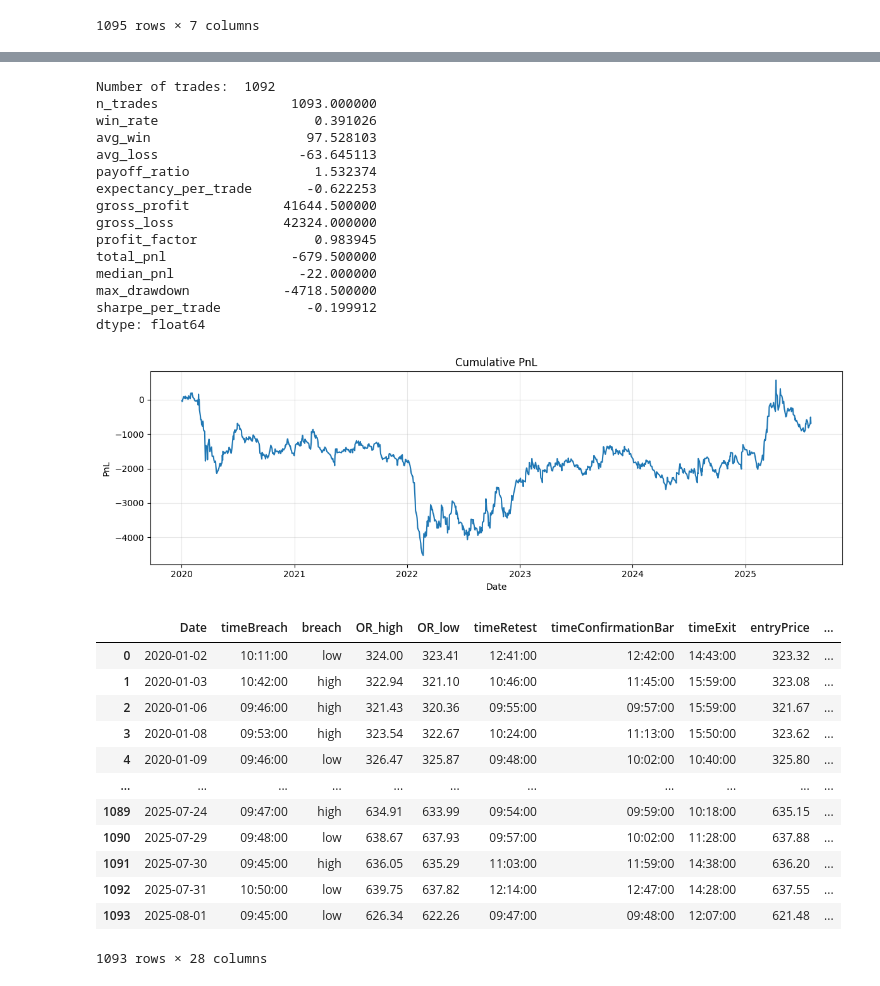
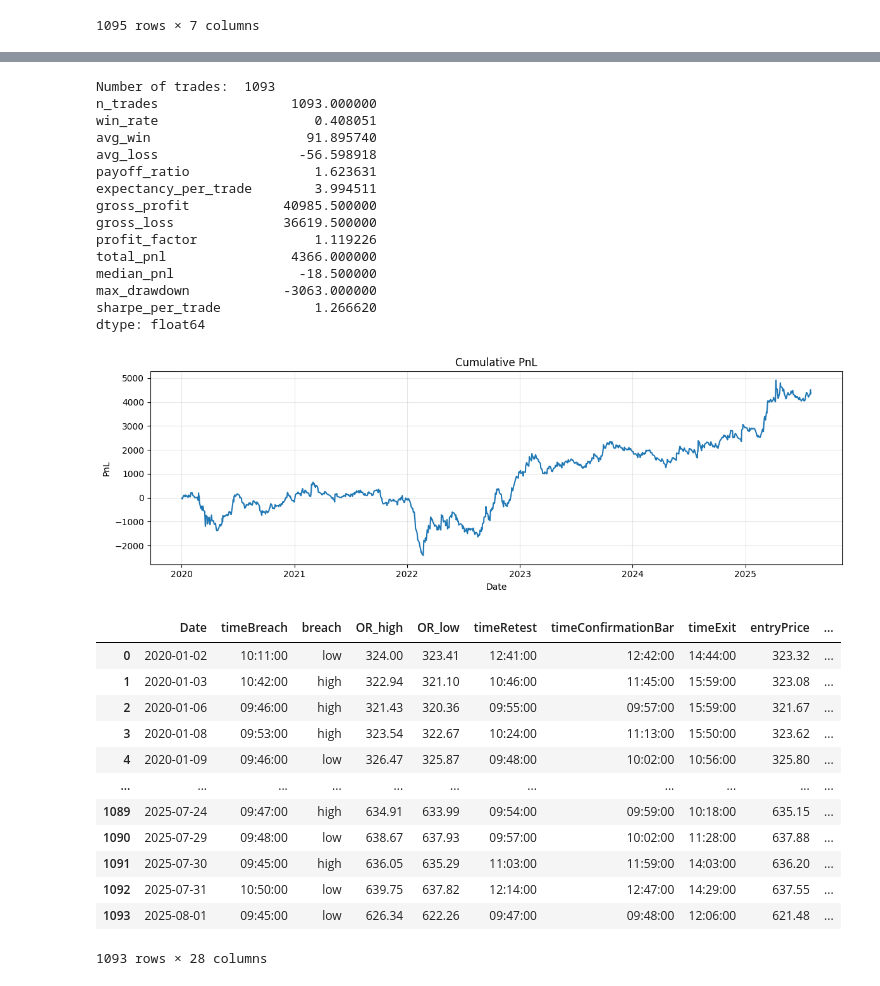
Before and after one commit to JeremieC1998/ORB_backtest, a Jupyter notebook: ORB_enhanced.ipynb, the cells around one changed output, grey strips where cells are left out. Saved outputs shown, nothing was run; the diff lists cells and outputs as text; code cells hidden in the pictures.

```diff
--- a/ORB_enhanced.ipynb
+++ b/ORB_enhanced.ipynb
@@ -665,9 +665,9 @@ def runBacktest_WithTargets(data_df, date, confirmationBar_df, TargetMultiplier
         if typeBreach == 'high':  # long trade
 
 
-            if row['close'] <= stopLoss:  # stop triggered
+            if row['low'] <= stopLoss:  # stop triggered
 
-                exitPrice, exitTime = next_row['open'], next_row['Time']
+                exitPrice, exitTime = stopLoss, next_row['Time']
 
                 # apply slippage against you
                 exitPrice -= slippage
@@ -713,15 +713,15 @@ def runBacktest_WithTargets(data_df, date, confirmationBar_df, TargetMultiplier
                          'vwap': vwap,
                          'previous_vwap': prev_vwap }
 
-            if row['close'] >= stopLoss + buffer:
-                stopLoss = row['close'] - buffer
+            if row['high'] >= stopLoss + buffer:
+                stopLoss = row['high'] - buffer
 
 
         else:  # short trade
 
 
-            if row['close'] >= stopLoss:  # stop triggered
-                exitPrice, exitTime = next_row['open'], next_row['Time']
+            if row['low'] >= stopLoss:  # stop triggered
+                exitPrice, exitTime = stopLoss, next_row['Time']
 
                 # apply slippage against you
                 exitPrice += slippage
@@ -769,8 +769,8 @@ def runBacktest_WithTargets(data_df, date, confirmationBar_df, TargetMultiplier
                     'previous_vwap': prev_vwap
                 }
 
-            if row['close'] <= stopLoss - buffer:
-                stopLoss = row['close'] + buffer
+            if row['low'] <= stopLoss - buffer:
+                stopLoss = row['low'] + buffer
 
     # if stop never hit, exit at last close
     finalExit = intraday.iloc[-1]['close']
@@ -968,6 +968,13 @@ def trade_stats(df, pnl_col='returns', r_col=None, equity_start=0.0):
 
 
 
+rawBacktest = backtest_df.copy(deep=True)
+
+rawBacktest = join_HTF_to_LTF_data(rawBacktest, htf_test)
+rawBacktest = rawBacktest[rawBacktest['Date'] != datetime.date(2025, 4, 9)]
+rawBacktest = rawBacktest[rawBacktest['Date'] != pd.Timestamp('2025-04-09')]
+rawBacktest['ORB_width'] = (rawBacktest['OR_high'] - rawBacktest['OR_low'])/ rawBacktest['OR_low']* 100
+
 
 temp = backtest_df.copy(deep=True)
 
@@ -1013,59 +1020,59 @@ stats, equity, dd = trade_stats(temp, pnl_col='returns')  # or r_col='R' if you
 print(pd.Series(stats))
 
 
 
 if 'Date' in temp.columns:
     temp['Date'] = pd.to_datetime(temp['Date'], errors='coerce')
     df = temp.sort_values('Date')
 
 r = pd.to_numeric(df['returns'], errors='coerce').fillna(0)
 
 # 1) Cumulative PnL (use for per-trade PnL/points)
 df['cum_pnl'] = r.cumsum()
 
 
 import matplotlib.pyplot as plt
 plt.figure(figsize=(12,4))
 plt.plot(df['Date'] if 'Date' in df.columns else df.index, df['cum_pnl'])
 plt.title('Cumulative PnL')
 plt.xlabel('Date' if 'Date' in df.columns else 'Trade #')
 plt.ylabel('PnL')
 plt.grid(True, alpha=0.3)
 plt.tight_layout()
 plt.show()
 
 
 
 temp
 # %% [output]
-Number of trades:  1092
+Number of trades:  1093
 n_trades                 1093.000000
-win_rate                    0.391026
-avg_win                    97.528103
-avg_loss                  -63.645113
-payoff_ratio                1.532374
-expectancy_per_trade       -0.622253
-gross_profit            41644.500000
-gross_loss              42324.000000
-profit_factor               0.983945
-total_pnl                -679.500000
-median_pnl                -22.000000
-max_drawdown            -4718.500000
-sharpe_per_trade           -0.199912
+win_rate                    0.408051
+avg_win                    91.895740
+avg_loss                  -56.598918
+payoff_ratio                1.623631
+expectancy_per_trade        3.994511
+gross_profit            40985.500000
+gross_loss              36619.500000
+profit_factor               1.119226
+total_pnl                4366.000000
+median_pnl                -18.500000
+max_drawdown            -3063.000000
+sharpe_per_trade            1.266620
 dtype: float64
-[figure, old version]
+[figure, new version]
 |  | Date | timeBreach | breach | OR_high | OR_low | timeRetest | timeConfirmationBar | timeExit | entryPrice | ... |
-| 0 | 2020-01-02 | 10:11:00 | low | 324.00 | 323.41 | 12:41:00 | 12:42:00 | 14:43:00 | 323.32 | ... |
+| 0 | 2020-01-02 | 10:11:00 | low | 324.00 | 323.41 | 12:41:00 | 12:42:00 | 14:44:00 | 323.32 | ... |
 | 1 | 2020-01-03 | 10:42:00 | high | 322.94 | 321.10 | 10:46:00 | 11:45:00 | 15:59:00 | 323.08 | ... |
 | 2 | 2020-01-06 | 09:46:00 | high | 321.43 | 320.36 | 09:55:00 | 09:57:00 | 15:59:00 | 321.67 | ... |
 | 3 | 2020-01-08 | 09:53:00 | high | 323.54 | 322.67 | 10:24:00 | 11:13:00 | 15:50:00 | 323.62 | ... |
-| 4 | 2020-01-09 | 09:46:00 | low | 326.47 | 325.87 | 09:48:00 | 10:02:00 | 10:40:00 | 325.80 | ... |
+| 4 | 2020-01-09 | 09:46:00 | low | 326.47 | 325.87 | 09:48:00 | 10:02:00 | 10:56:00 | 325.80 | ... |
 | ... | ... | ... | ... | ... | ... | ... | ... | ... | ... | ... |
 | 1089 | 2025-07-24 | 09:47:00 | high | 634.91 | 633.99 | 09:54:00 | 09:59:00 | 10:18:00 | 635.15 | ... |
 | 1090 | 2025-07-29 | 09:48:00 | low | 638.67 | 637.93 | 09:57:00 | 10:02:00 | 11:28:00 | 637.88 | ... |
-| 1091 | 2025-07-30 | 09:45:00 | high | 636.05 | 635.29 | 11:03:00 | 11:59:00 | 14:38:00 | 636.20 | ... |
-| 1092 | 2025-07-31 | 10:50:00 | low | 639.75 | 637.82 | 12:14:00 | 12:47:00 | 14:28:00 | 637.55 | ... |
-| 1093 | 2025-08-01 | 09:45:00 | low | 626.34 | 622.26 | 09:47:00 | 09:48:00 | 12:07:00 | 621.48 | ... |
+| 1091 | 2025-07-30 | 09:45:00 | high | 636.05 | 635.29 | 11:03:00 | 11:59:00 | 14:03:00 | 636.20 | ... |
+| 1092 | 2025-07-31 | 10:50:00 | low | 639.75 | 637.82 | 12:14:00 | 12:47:00 | 14:29:00 | 637.55 | ... |
+| 1093 | 2025-08-01 | 09:45:00 | low | 626.34 | 622.26 | 09:47:00 | 09:48:00 | 12:06:00 | 621.48 | ... |
 1093 rows × 28 columns
 # %%
 from itertools import product
```
Also changed, not shown: parts of 7 cells of this notebook.
